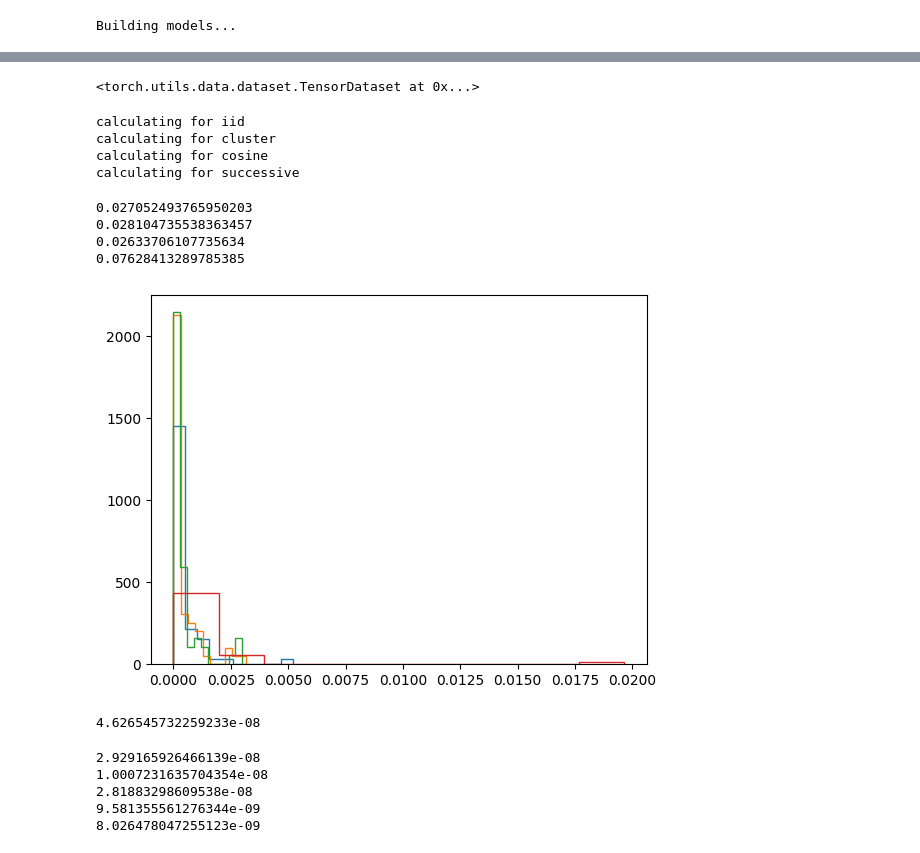
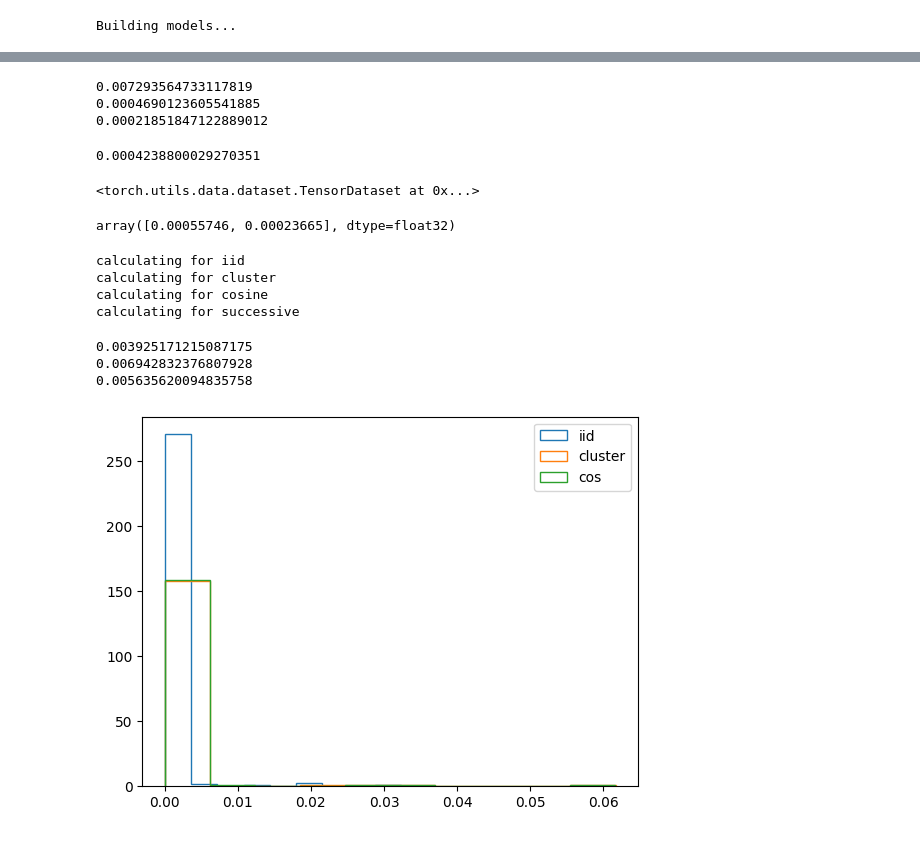
Before and after one commit to yy214/cluster-for-opt, a Jupyter notebook: clustering_for_opt.ipynb, the cells around one changed output, grey strips where cells are left out. Cells and saved outputs as stored; diff of their text form; code cells hidden in the pictures.

```diff
--- a/clustering_for_opt.ipynb
+++ b/clustering_for_opt.ipynb
@@ -142,5 +145,5 @@ plt.scatter(compressed_labeled[mask_1,0], compressed_labeled[mask_1,1])
 # %%
-cluster_sampler = ClusterSampler(dataset, 64, label_processing=logistic_label_process)
+cluster_sampler = ClusterSampler(dataset, 64, label_processing=logistic_label_01_process)
 for i in range(cluster_sampler.cluster_count):
     selected = clustered_data[cluster_sampler.clusters[i]]
     plt.scatter(selected[:,0], selected[:,1])
@@ -151,7 +154,7 @@ plt.show()
 # %%
 from cluster_tools import kmeans_cos_elbow
 
-cosine_cluster_sampler = ClusterSampler(dataset, 64, clustering_method=kmeans_cos_elbow, label_processing=logistic_label_process)
+cosine_cluster_sampler = ClusterSampler(dataset, 64, clustering_method=kmeans_cos_elbow, label_processing=logistic_label_01_process)
 for i in range(cosine_cluster_sampler.cluster_count):
     selected = clustered_data[cosine_cluster_sampler.clusters[i]]
     plt.scatter(selected[:,0], selected[:,1])
@@ -230,9 +238,9 @@ from utils import clone_model
 # %%
 NB_EPOCH = 100
 TIME_LIM = None # 25
-BATCH_SIZE = 64
+BATCH_SIZE = 8
 
-REPEAT_TIMES = 10
+REPEAT_TIMES = 1
 # %%
 base_model = SimpleModel(clustered_data)
 lr = 2
@@ -484,0 +455,25 @@ plt.show()
+# %%
+from torch.optim.lr_scheduler import LambdaLR
+from solvers import calc_grad
+
+test_m = SimpleModel(clustered_data)
+optimizer = torch.optim.SGD(test_m.parameters(), lr=lr, weight_decay=LAMBDA)
+scheduler = LambdaLR(optimizer, lr_lambda=lr_one_t)
+
+for i in range(3):
+    for (batch, labels) in iid_dataloader:
+        optimizer.zero_grad()
+        loss = calc_grad(test_m, batch, labels, log_criterion)
+        optimizer.step()
+
+    outputs = test_m(iid_dataloader.dataset.tensors[0])
+    epoch_loss = log_criterion(outputs, iid_dataloader.dataset.tensors[1])
+    print(epoch_loss.item())
+# %% [output]
+0.007293564733117819
+0.0004690123605541885
+0.00021851847122889012
+# %%
+opt_val
+# %% [output]
+0.0004238800029270351
@@ -510,6 +507,9 @@ cluster_dataloader.dataset
 # %%
 data, labels = cluster_dataloader.dataset.tensors
 full_grad = np.mean(get_grad(data, labels, model), axis=0)
+full_grad
+# %% [output]
+array([0.00055746, 0.00023665], dtype=float32)
 # %%
 # checking the variance, see how much it's reduced...
 def histogram(dataloader:DataLoader, full_grad=None, label=None):
@@ -539,12 +539,17 @@ calculating for cluster
 calculating for cosine
 calculating for successive
 # %%
-for res in [res_iid, res_cluster, res_cos, res_successive]:
+# zip(["iid","cluster", "cos", "successive"],
+                    # [res_iid, res_cluster, res_cos, res_successive]):
+
+for lab, res in zip(["iid","cluster", "cos"],
+                    [res_iid, res_cluster, res_cos]):
     print(np.mean(res)*BATCH_SIZE)
-    plt.hist(res, density=True, histtype="step")
+    plt.hist(res, density=True, histtype="step", label=lab)
+plt.legend()
+plt.show()
 # %% [output]
-0.027052493765950203
-0.028104735538363457
-0.02633706107735634
-0.07628413289785385
+0.003925171215087175
+0.006942832376807928
+0.005635620094835758
-[figure, old version]
+[figure, new version]
@@ -555,15 +555,0 @@ all_grads = get_grad()
-# %%
-print(np.sum((all_grads - full_grad)**2)/len(labeled_data))
-# %% [output]
-4.626545732259233e-08
-# %%
-for i in range(cluster_sampler.cluster_count):
-    all_cluster_grads = get_grad(labeled_data[cluster_sampler.clusters[i],:], model)
-    s = np.mean(all_cluster_grads, axis=0)
-    print(np.sum((all_cluster_grads - s)**2)/len(cluster_sampler.clusters[i]))
-# %% [output]
-2.929165926466139e-08
-1.0007231635704354e-08
-2.81883298609538e-08
-9.581355561276344e-09
-8.026478047255123e-09
```
Also changed, not shown: parts of 30 cells of this notebook, 3 other files.
